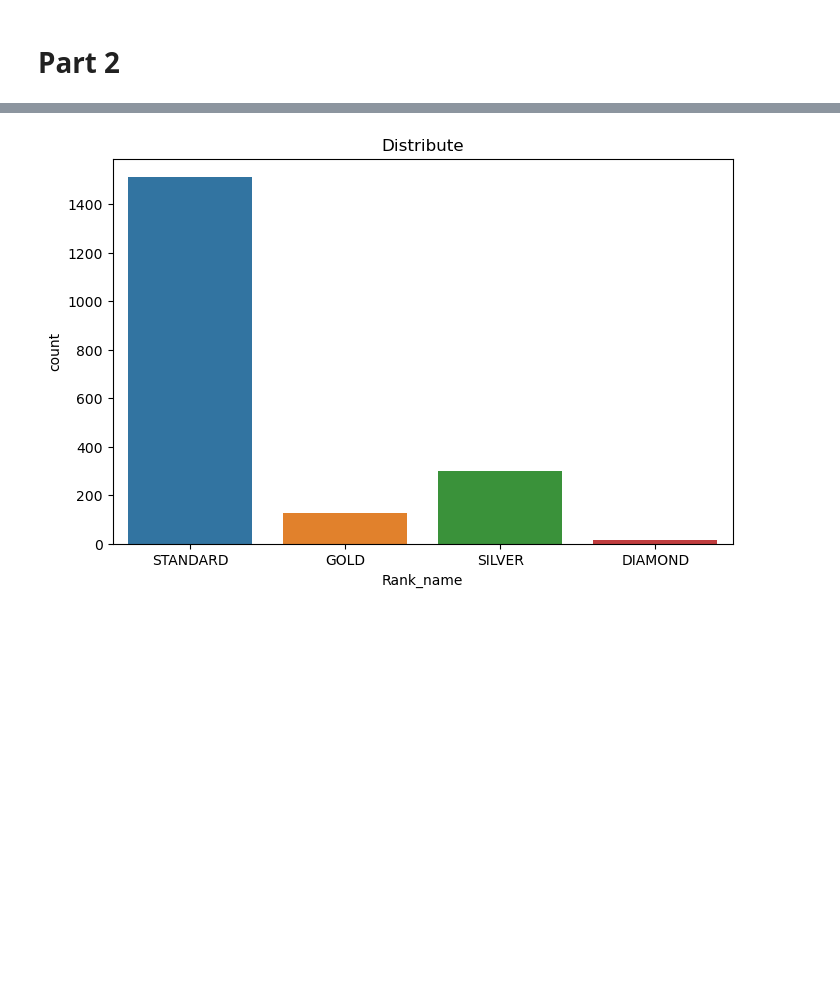
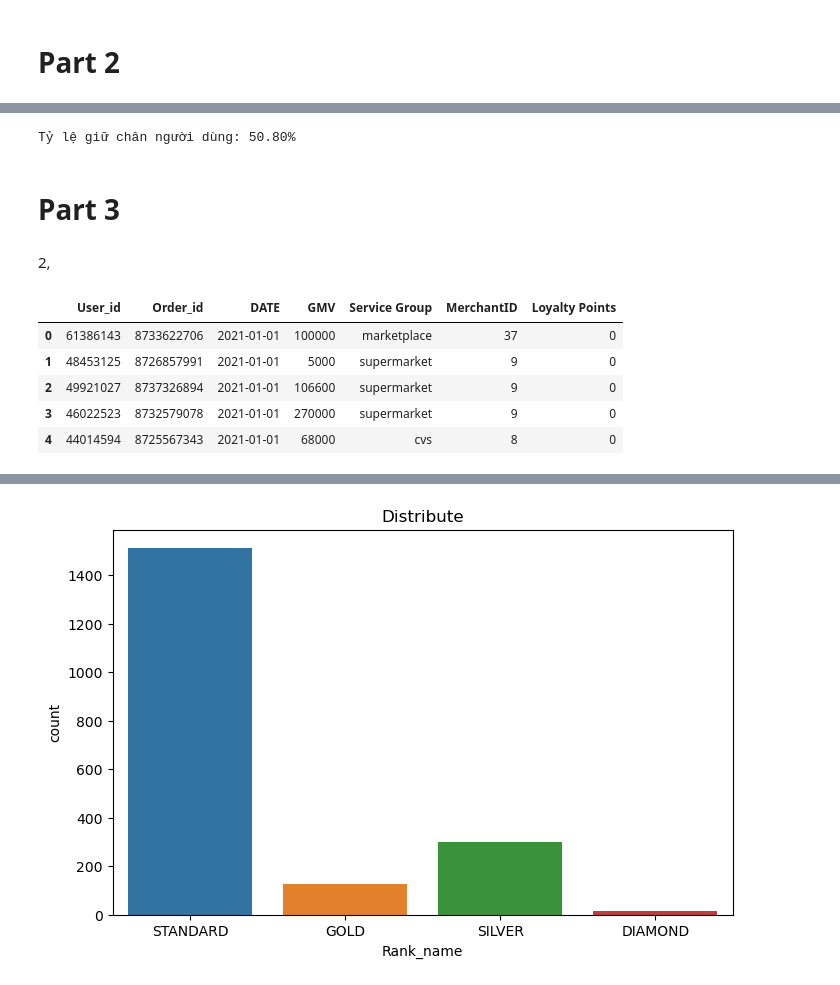
Before and after one commit to DONG2209/Shoppe_sale, a Jupyter notebook: momo.ipynb, the cells around one changed output, grey strips where cells are left out. Drawn from its saved outputs; the diff is of its cells as text; code cells hidden in the pictures; blank space fills up the shorter version.

```diff
--- a/momo.ipynb
+++ b/momo.ipynb
@@ -242,0 +296,22 @@ plt.show()
+# %%
+retained_users = len(User[User['Total order'] >=3])
+total_users = len(User)
+
+retention_rate = (retained_users / total_users) * 100
+print("Tỷ lệ giữ chân người dùng: {:.2f}%".format(retention_rate))
+# %% [output]
+Tỷ lệ giữ chân người dùng: 50.80%
+# %% [markdown]
+# Part 3
+# %% [markdown]
+2,
+# %%
+Transactions_p3=Transactions
+Transactions_p3.head()
+# %% [output]
+|  | User_id | Order_id | DATE | GMV | Service Group | MerchantID | Loyalty Points |
+| 0 | 61386143 | 8733622706 | 2021-01-01 | 100000 | marketplace | 37 | 0 |
+| 1 | 48453125 | 8726857991 | 2021-01-01 | 5000 | supermarket | 9 | 0 |
+| 2 | 49921027 | 8737326894 | 2021-01-01 | 106600 | supermarket | 9 | 0 |
+| 3 | 46022523 | 8732579078 | 2021-01-01 | 270000 | supermarket | 9 | 0 |
+| 4 | 44014594 | 8725567343 | 2021-01-01 | 68000 | cvs | 8 | 0 |
```
Also changed, not shown: parts of 38 cells of this notebook.
